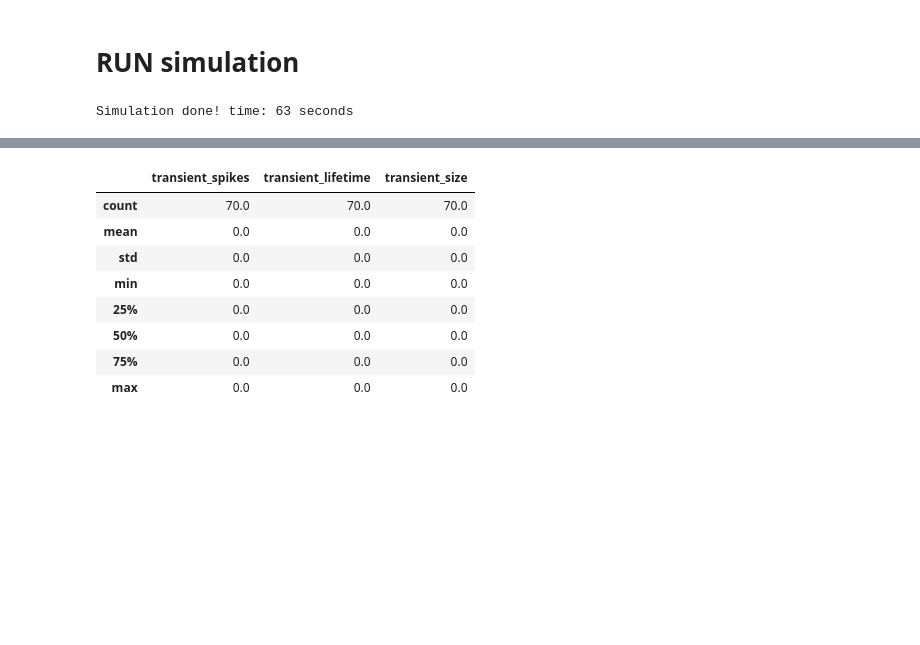
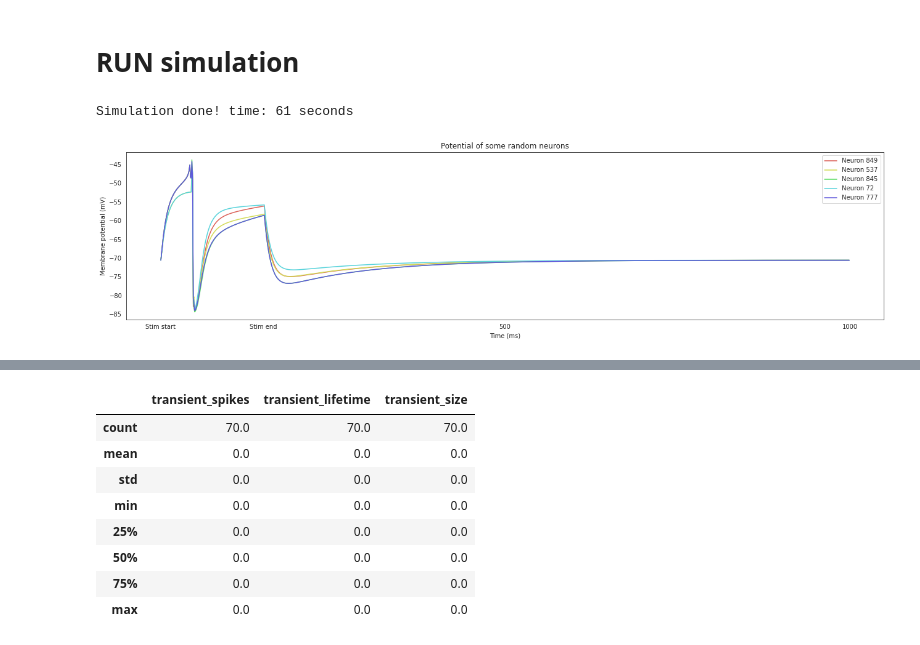
Before and after one commit to daphnecor/Transients, a Jupyter notebook: testing_adex.ipynb, the cells around one changed output, grey strips where cells are left out. Cells and saved outputs as stored; diff of their text form; code cells hidden in the pictures; blank space fills up the shorter version.

Commit message:
added Vm for adex raster plots

```diff
--- a/testing_adex.ipynb
+++ b/testing_adex.ipynb
@@ -12,7 +26,10 @@ from math import *
 import nest
 import nest.raster_plot
 import nest.voltage_trace
+
 # other
+import warnings
+warnings.filterwarnings('ignore')
 import pandas as pd
 import os
 import json
@@ -26,7 +43,7 @@ from itertools import combinations
 import matplotlib.pyplot as plt
 import seaborn as sns
 sns.set_style("white")
-sns.set_palette("coolwarm")
+sns.set_palette("hls")
 # set the path
 path = 'data/'
 # seed
@@ -224,18 +245,22 @@ def simulate(patterns, sim_params, model_params):
     # initialise classes
     udp = simu_adex.UpDownPatterns(sim_params, model_params)
 
-    # make lists
+    # spike stuffs
     spike_times_lst = []
     spike_neurons_lst = []
+    spikedetectors = []
+
+    # voltage stuffs
+    voltage_times_lst = []
+    voltage_traces_lst = []
     multimeters = []
-    spikedetectors = []
 
     # time duration
     start = time.time()
 
     for i, pattern in enumerate(patterns):
         label = H.list2str(pattern)
-        multimet, spikedet, spike_times, spike_neurons = udp.simulate(pattern)
+        spikedet, multimet, voltage_traces, voltage_times, spike_times, spike_neurons = udp.simulate(pattern)
 
         # convert to python lists
         spike_times.tolist()
@@ -245,6 +270,8 @@ def simulate(patterns, sim_params, model_params):
         spike_neurons_lst.append(spike_neurons)
         multimeters.append(multimet)
         spikedetectors.append(spikedet)
+        voltage_times_lst.append(voltage_times)
+        voltage_traces_lst.append(voltage_traces)
 
     end = time.time()
     print(f'Simulation done! time: {round(end-start)} seconds')
@@ -253,7 +280,7 @@ def simulate(patterns, sim_params, model_params):
     spike_times_arr = np.array(spike_times_lst)
     spike_neurons_arr = np.array(spike_neurons_lst)
 
-    return spike_times_arr, spike_neurons_arr
+    return multimeters, voltage_times_lst, voltage_traces_lst, spike_times_arr, spike_neurons_arr
 
 
 def get_transient_data(spike_times_arr, spike_neurons_arr, sim_params):
@@ -347,7 +374,20 @@ def plot(transient_mins, transient_means, transient_maxs, x_axis_name, parameter
 # %%
 # set the parameter value for AdEx Neuron
 sim_params, model_params = set_params(name='mixed')
-
-spike_times_arr, spike_neurons_arr = simulate(patterns, sim_params, model_params)
+# get simulation data
+multimeters, voltage_times_lst, voltage_traces_lst, spike_times_arr, spike_neurons_arr = simulate(patterns, sim_params, model_params)
 # %% [output]
-Simulation done! time: 63 seconds
+Simulation done! time: 61 seconds
+# %%
+# plot voltages
+# pick some random indices
+rnd_indices = np.random.randint(1200,size=5)
+# voltage trace of few neurons
+f = plt.figure(figsize=(22,5))
+nest.voltage_trace.from_device(multimeters[i], neurons=rnd_indices, title='Potential of some random neurons');
+positions = (0, 150, 500, 1000)
+labels = ('Stim start', 'Stim end', 500, '1000')
+plt.xticks(positions, labels);
+plt.legend();
+# %% [output]
+[figure, added]
```
Also changed, not shown: parts of 10 cells of this notebook.
